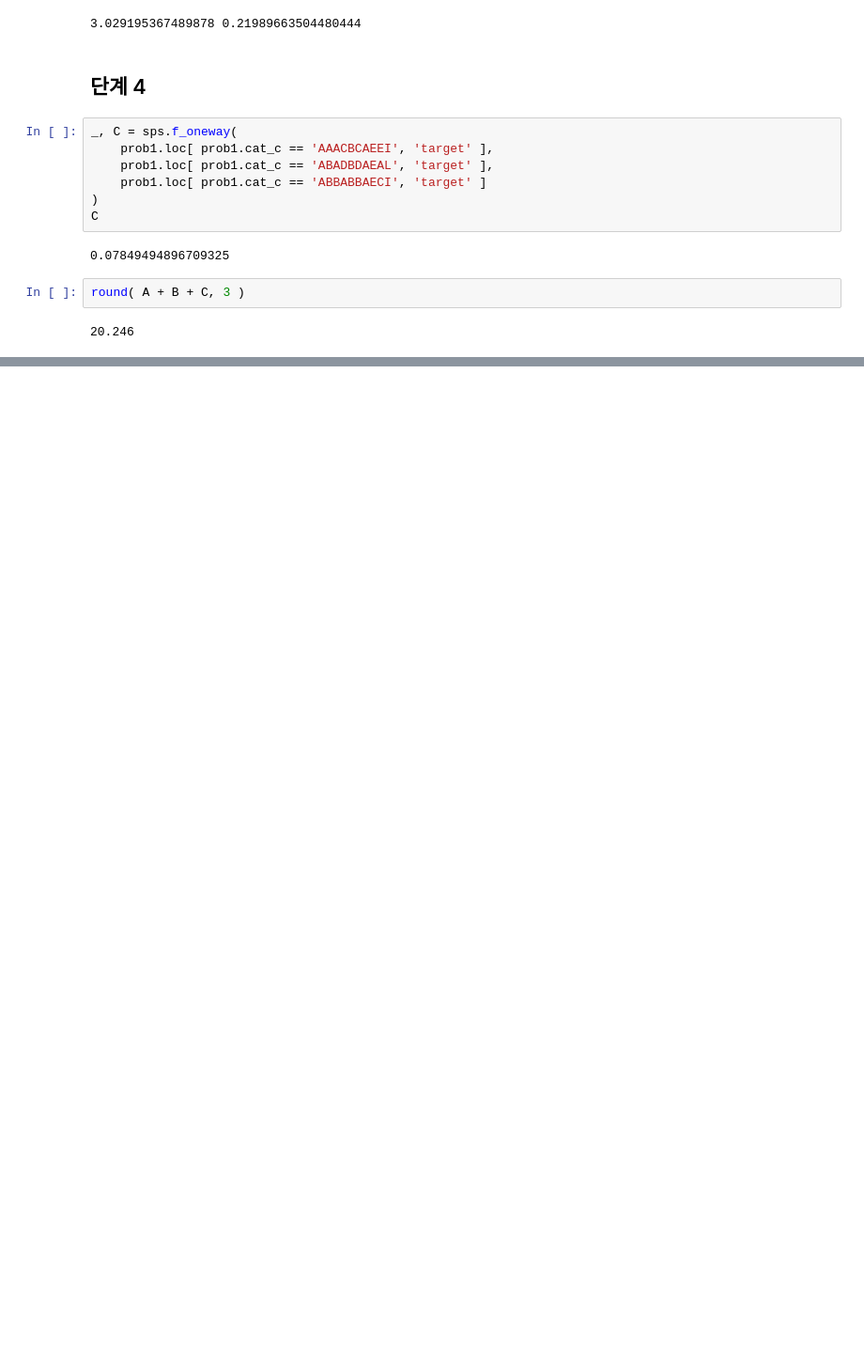
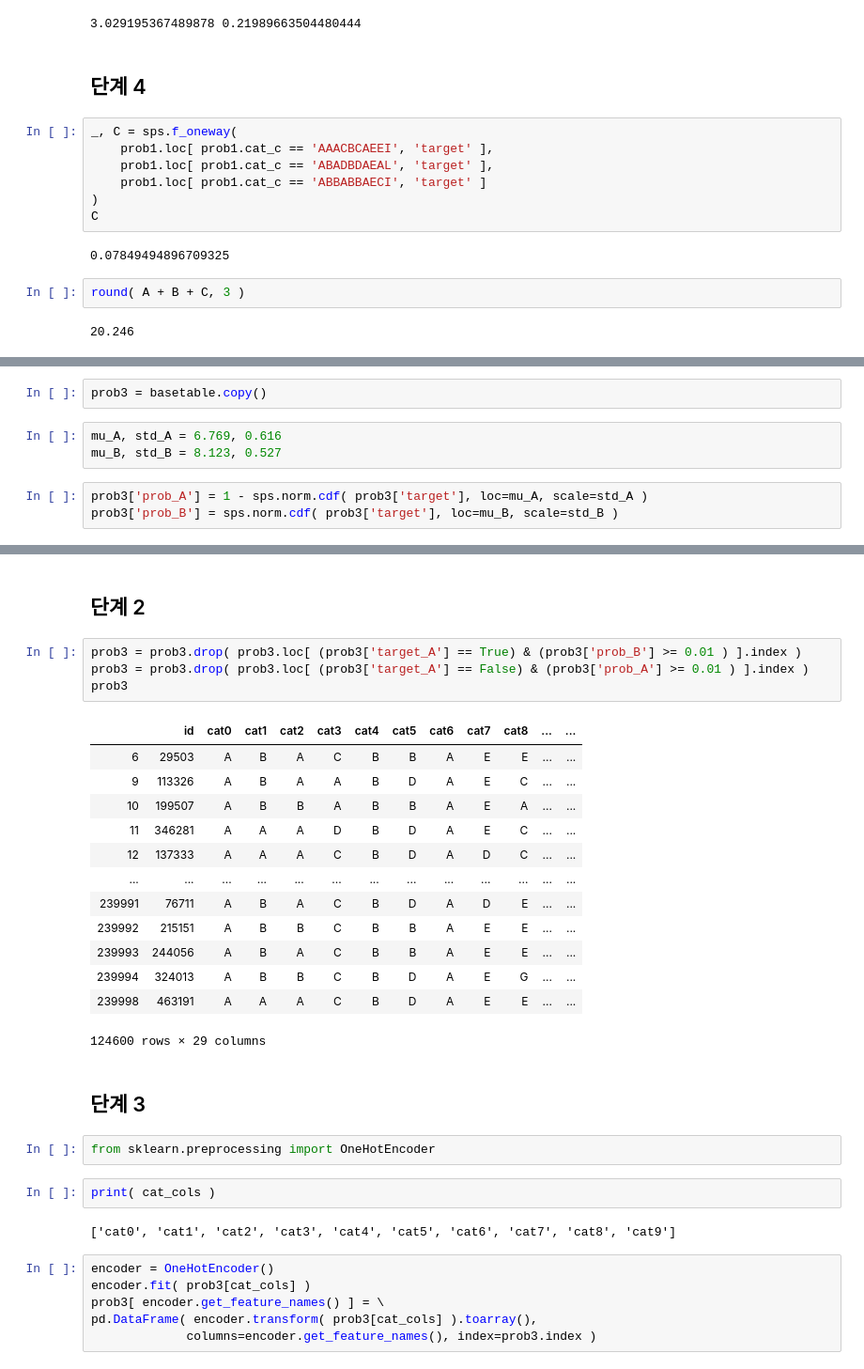
Before and after one commit to sapience2357/samsungDS, a Jupyter notebook: Level3/모의문제풀이/3일차 세탁지수 예측 문제 풀이.ipynb, the cells around one changed output, grey strips where cells are left out. Shown: that part at 94% size. Cells and saved outputs as stored; diff of their text form; blank space fills up the shorter version.

```diff
--- a/Level3/모의문제풀이/3일차 세탁지수 예측 문제 풀이.ipynb
+++ b/Level3/모의문제풀이/3일차 세탁지수 예측 문제 풀이.ipynb
@@ -420,0 +478,8 @@ Index(['id', 'cont0', 'cont1', 'cont2', 'cont3', 'cont4', 'cont5', 'cont6',
+# %%
+prob3 = basetable.copy()
+# %%
+mu_A, std_A = 6.769, 0.616
+mu_B, std_B = 8.123, 0.527
+# %%
+prob3['prob_A'] = 1 - sps.norm.cdf( prob3['target'], loc=mu_A, scale=std_A )
+prob3['prob_B'] = sps.norm.cdf( prob3['target'], loc=mu_B, scale=std_B )
@@ -420,0 +502,34 @@ Index(['id', 'cont0', 'cont1', 'cont2', 'cont3', 'cont4', 'cont5', 'cont6',
+# %% [markdown]
+## 단계 2
+# %%
+prob3 = prob3.drop( prob3.loc[ (prob3['target_A'] == True) & (prob3['prob_B'] >= 0.01 ) ].index )
+prob3 = prob3.drop( prob3.loc[ (prob3['target_A'] == False) & (prob3['prob_A'] >= 0.01 ) ].index )
+prob3
+# %% [output]
+|  | id | cat0 | cat1 | cat2 | cat3 | cat4 | cat5 | cat6 | cat7 | cat8 | ... | ... |
+| 6 | 29503 | A | B | A | C | B | B | A | E | E | ... | ... |
+| 9 | 113326 | A | B | A | A | B | D | A | E | C | ... | ... |
+| 10 | 199507 | A | B | B | A | B | B | A | E | A | ... | ... |
+| 11 | 346281 | A | A | A | D | B | D | A | E | C | ... | ... |
+| 12 | 137333 | A | A | A | C | B | D | A | D | C | ... | ... |
+| ... | ... | ... | ... | ... | ... | ... | ... | ... | ... | ... | ... | ... |
+| 239991 | 76711 | A | B | A | C | B | D | A | D | E | ... | ... |
+| 239992 | 215151 | A | B | B | C | B | B | A | E | E | ... | ... |
+| 239993 | 244056 | A | B | A | C | B | B | A | E | E | ... | ... |
+| 239994 | 324013 | A | B | B | C | B | D | A | E | G | ... | ... |
+| 239998 | 463191 | A | A | A | C | B | D | A | E | E | ... | ... |
+124600 rows × 29 columns
+# %% [markdown]
+## 단계 3
+# %%
+from sklearn.preprocessing import OneHotEncoder
+# %%
+print( cat_cols )
+# %% [output]
+['cat0', 'cat1', 'cat2', 'cat3', 'cat4', 'cat5', 'cat6', 'cat7', 'cat8', 'cat9']
+# %%
+encoder = OneHotEncoder()
+encoder.fit( prob3[cat_cols] )
+prob3[ encoder.get_feature_names() ] = \
+pd.DataFrame( encoder.transform( prob3[cat_cols] ).toarray(),
+             columns=encoder.get_feature_names(), index=prob3.index )
```
Also changed, not shown: parts of 84 cells of this notebook.
